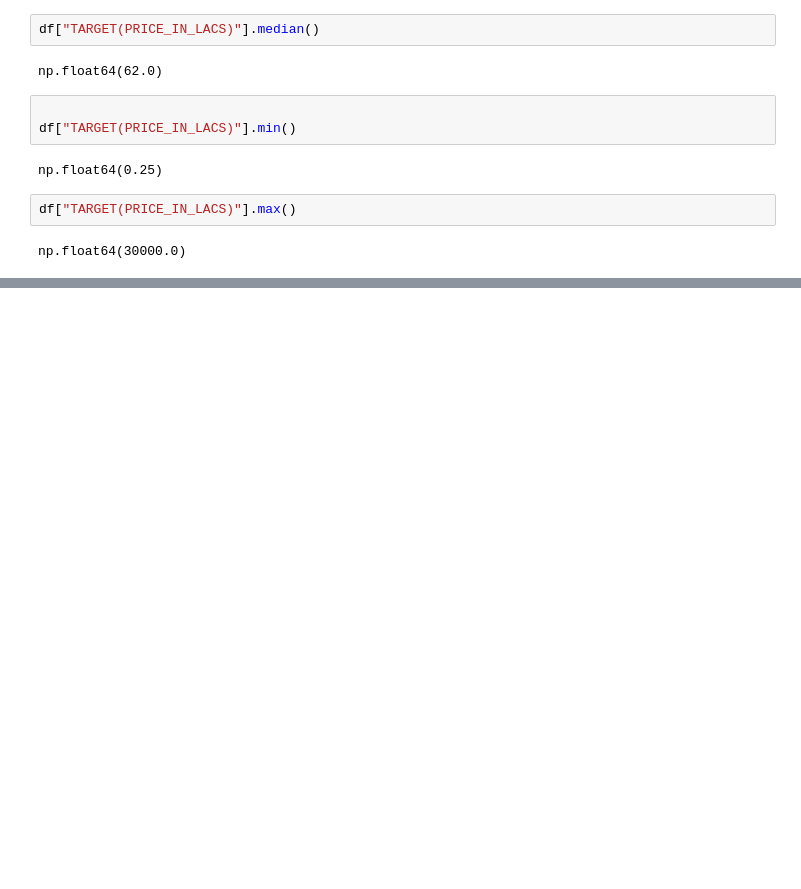
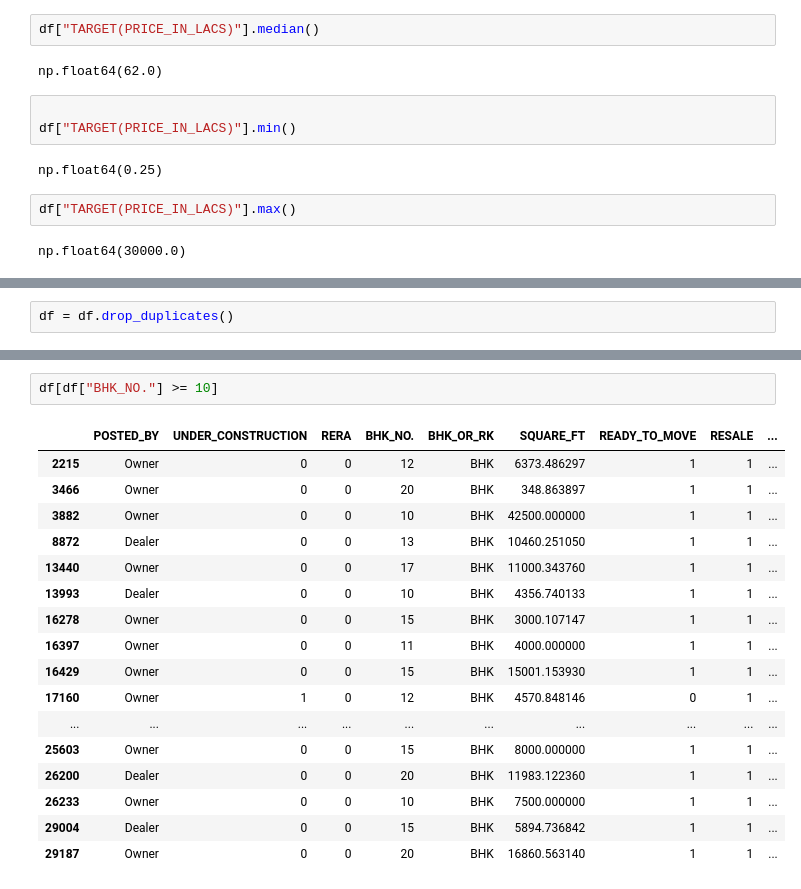
Before and after one commit to Naitikdani06/real-estate-intelligence, a Jupyter notebook: notebooks/01_data_understanding.ipynb, the cells around one changed output, grey strips where cells are left out. Drawn from its saved outputs; the diff is of its cells as text; blank space fills up the shorter version.

```diff
--- a/notebooks/01_data_understanding.ipynb
+++ b/notebooks/01_data_understanding.ipynb
@@ -159,0 +211,2 @@ np.float64(30000.0)
+# %%
+df = df.drop_duplicates()
@@ -159,0 +254,20 @@ np.float64(30000.0)
+# %%
+df[df["BHK_NO."] >= 10]
+# %% [output]
+|  | POSTED_BY | UNDER_CONSTRUCTION | RERA | BHK_NO. | BHK_OR_RK | SQUARE_FT | READY_TO_MOVE | RESALE | ... |
+| 2215 | Owner | 0 | 0 | 12 | BHK | 6373.486297 | 1 | 1 | ... |
+| 3466 | Owner | 0 | 0 | 20 | BHK | 348.863897 | 1 | 1 | ... |
+| 3882 | Owner | 0 | 0 | 10 | BHK | 42500.000000 | 1 | 1 | ... |
+| 8872 | Dealer | 0 | 0 | 13 | BHK | 10460.251050 | 1 | 1 | ... |
+| 13440 | Owner | 0 | 0 | 17 | BHK | 11000.343760 | 1 | 1 | ... |
+| 13993 | Dealer | 0 | 0 | 10 | BHK | 4356.740133 | 1 | 1 | ... |
+| 16278 | Owner | 0 | 0 | 15 | BHK | 3000.107147 | 1 | 1 | ... |
+| 16397 | Owner | 0 | 0 | 11 | BHK | 4000.000000 | 1 | 1 | ... |
+| 16429 | Owner | 0 | 0 | 15 | BHK | 15001.153930 | 1 | 1 | ... |
+| 17160 | Owner | 1 | 0 | 12 | BHK | 4570.848146 | 0 | 1 | ... |
+| ... | ... | ... | ... | ... | ... | ... | ... | ... | ... |
+| 25603 | Owner | 0 | 0 | 15 | BHK | 8000.000000 | 1 | 1 | ... |
+| 26200 | Dealer | 0 | 0 | 20 | BHK | 11983.122360 | 1 | 1 | ... |
+| 26233 | Owner | 0 | 0 | 10 | BHK | 7500.000000 | 1 | 1 | ... |
+| 29004 | Dealer | 0 | 0 | 15 | BHK | 5894.736842 | 1 | 1 | ... |
+| 29187 | Owner | 0 | 0 | 20 | BHK | 16860.563140 | 1 | 1 | ... |
```
Also changed, not shown: parts of 13 cells of this notebook.
